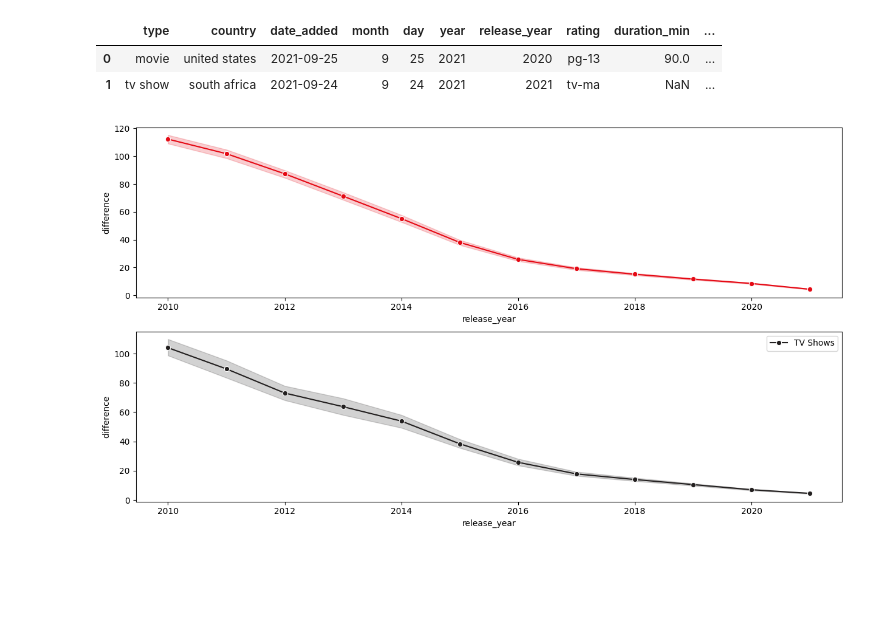
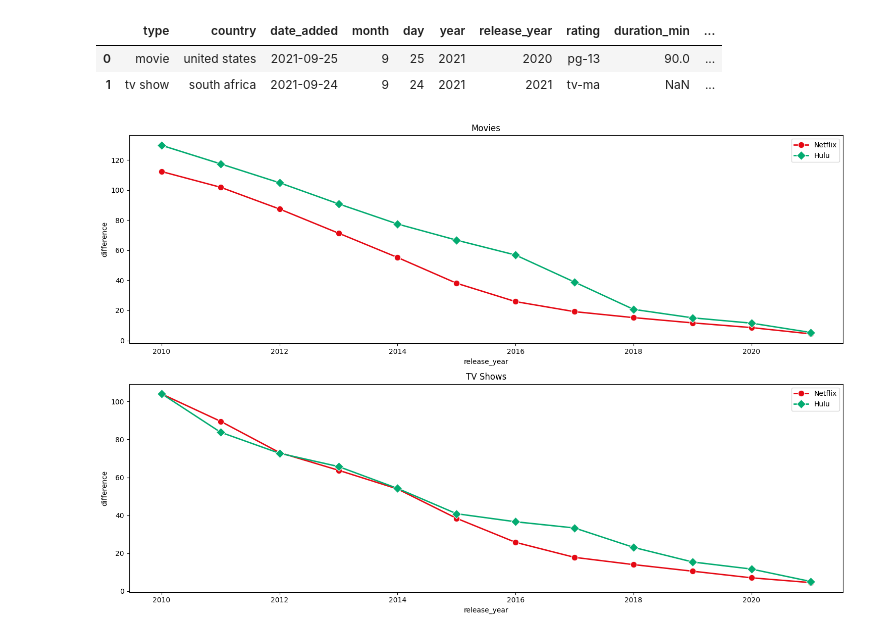
Before and after one commit to RickyMiura/Netflix-Hulu-EDA, a Jupyter notebook: plotting_gopi.ipynb, the cells around one changed output. Drawn from its saved outputs; the diff is of its cells as text; code cells hidden in the pictures; blank space fills up the shorter version.

```diff
--- a/plotting_gopi.ipynb
+++ b/plotting_gopi.ipynb
@@ -15,5 +108,6 @@ data = pd.read_csv("Netflix_cleaned_1.csv")
 * Comments: We can include the type as well (like how lon TV shows take to be added to Netflix in comparison to Movies)
 * Business perspective can be: If the time to be added to Netflix from the release date is lesser, it's a good point to attract the customers
 # %%
-data['date_added'] = pd.to_datetime(data['date_added'], format='%Y-%m-%d')
+netflix['date_added'] = pd.to_datetime(netflix['date_added'], format='%Y-%m-%d')
+hulu_f['date_added'] = pd.to_datetime(hulu_f['date_added'], format='%Y-%m-%d')
 # %%
@@ -28,8 +119,22 @@ tvshows = data[data['type']=='tv show'].copy()
-# %%
-fig, ax = plt.subplots(2,1, figsize=(15,8))
-sns.lineplot(ax=ax[0], data=movies, x='release_year', y='difference', color="#E50914", marker='o')
-sns.lineplot(ax=ax[1], x=tvshows['release_year'], y=tvshows['difference'], label='TV Shows', color="#221F1F", marker='o')
-plt.legend()
-plt.show()
-# %% [output]
-[figure, removed]
+# %%
+fig, ax = plt.subplots(2, 1, figsize=(15,10))
+
+ax[0] = sns.lineplot(data=netflix[netflix['type']=='movie'], x='release_year', y='difference', marker='o', markersize=9, ax=ax[0], color='#E50914',
+                     label='Netflix', linewidth=2, errorbar=('ci', False))
+ax[0] = sns.lineplot(data=hulu[hulu['type']=='movie'], x='release_year', y='difference', marker='D', markersize=9, ax=ax[0], color='#03ab70',
+                      label='Hulu', linewidth=2, errorbar=('ci', False))
+
+ax[1] = sns.lineplot(data=netflix[netflix['type']=='tv show'], x='release_year', y='difference', marker='o', markersize=9, ax=ax[1], color='#E50914',
+                      label='Netflix', linewidth=2, errorbar=('ci', False))
+ax[1] = sns.lineplot(data=hulu[hulu['type']=='tv show'], x='release_year', y='difference', marker='D', markersize=9, ax=ax[1], color='#03ab70',
+                      label='Hulu', linewidth=2, errorbar=('ci', False))
+
+ax[0].set_title("Movies")
+ax[1].set_title("TV Shows")
+
+plt.tight_layout()
+plt.show()
+
+# barplot on this overlapped
+# %% [output]
+[figure, added]
```
Also changed, not shown: parts of 48 cells of this notebook, 9 other files.
